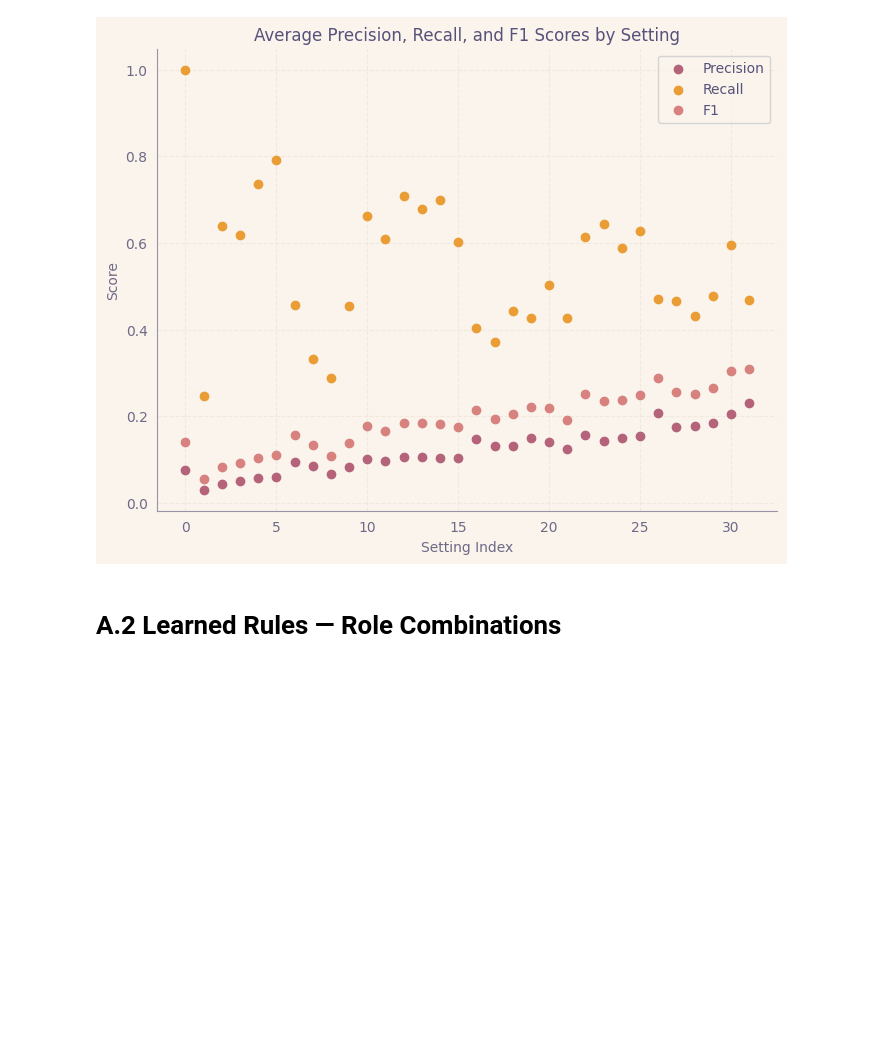
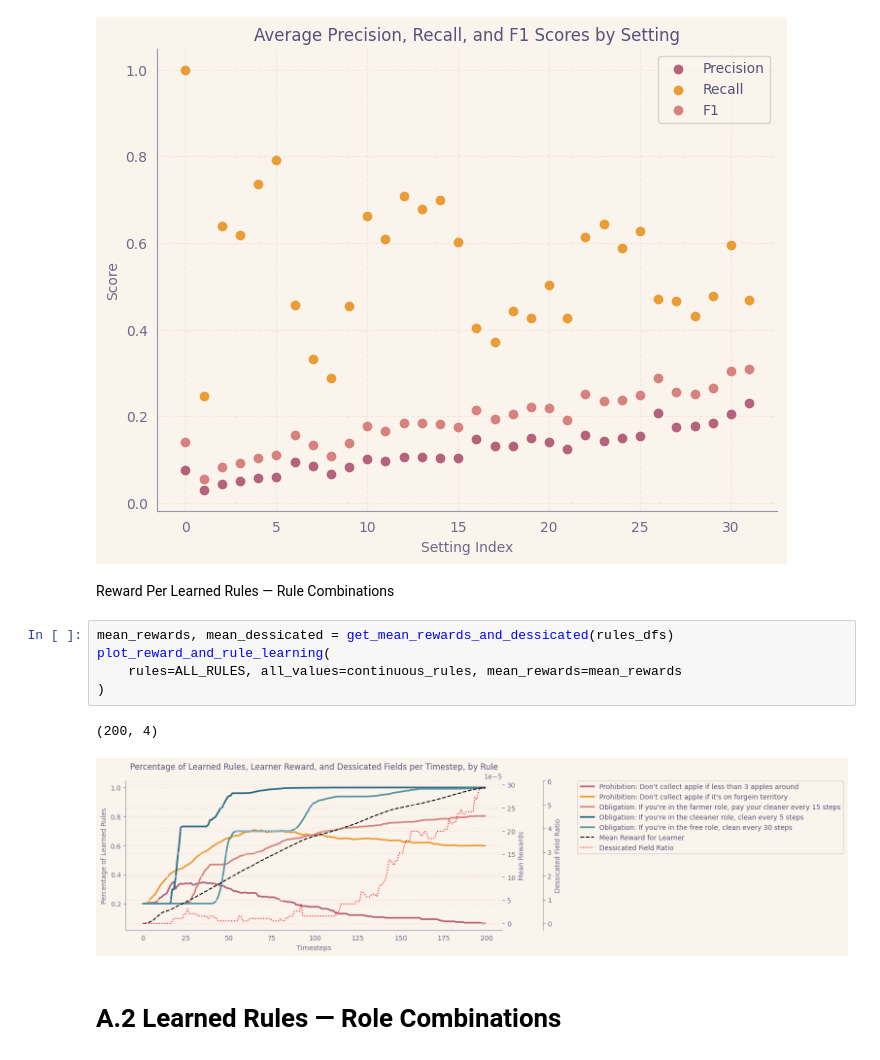
Before and after one commit to ninell-oldenburg/social-contracts, a Jupyter notebook: examples/eval_scripts/plots.ipynb, the cells around one changed output. Cells and saved outputs as stored; diff of their text form; blank space fills up the shorter version.

```diff
--- a/examples/eval_scripts/plots.ipynb
+++ b/examples/eval_scripts/plots.ipynb
@@ -1005,6 +1058,16 @@ Across all settings, timesteps, and percentages:        Pre: 0.116, Rec: 0.516,
 plot_avg_pre_rec_f1_per_setting(precision_values=precisions, recall_values=recalls, f1_values=f1s)
 # %% [output]
 [figure]
+# %% [markdown]
+Reward Per Learned Rules — Rule Combinations
+# %%
+mean_rewards, mean_dessicated = get_mean_rewards_and_dessicated(rules_dfs)
+plot_reward_and_rule_learning(
+    rules=ALL_RULES, all_values=continuous_rules, mean_rewards=mean_rewards
+)
+# %% [output]
+(200, 4)
+[figure, added]
 # %% [markdown]
 # A.2 Learned Rules — Role Combinations
 # %%
```
Also changed, not shown: parts of 31 cells of this notebook.
